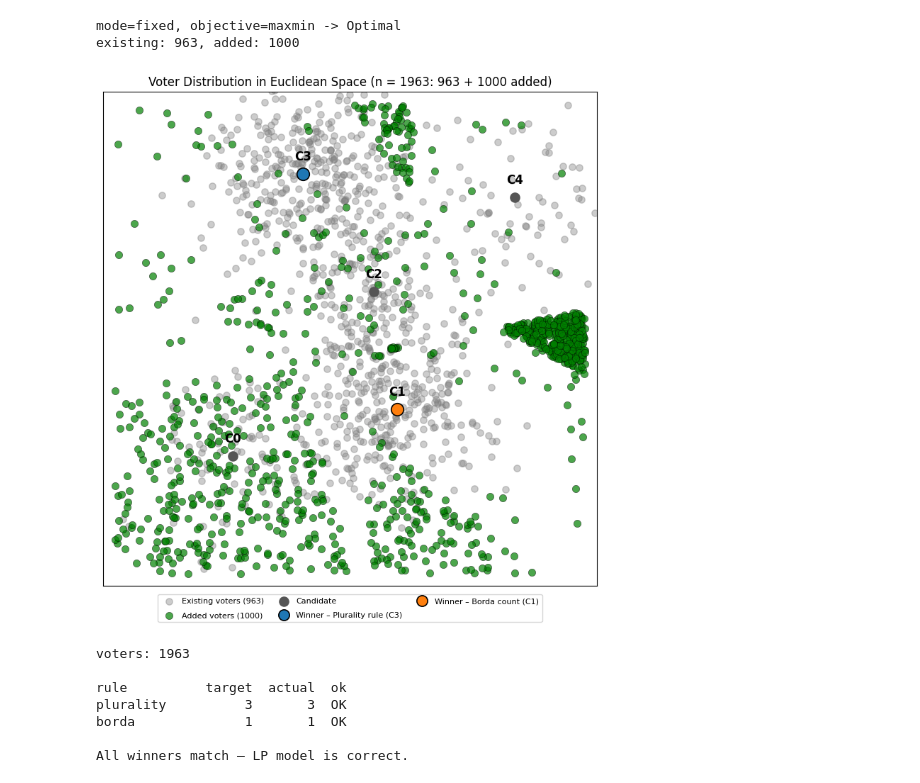
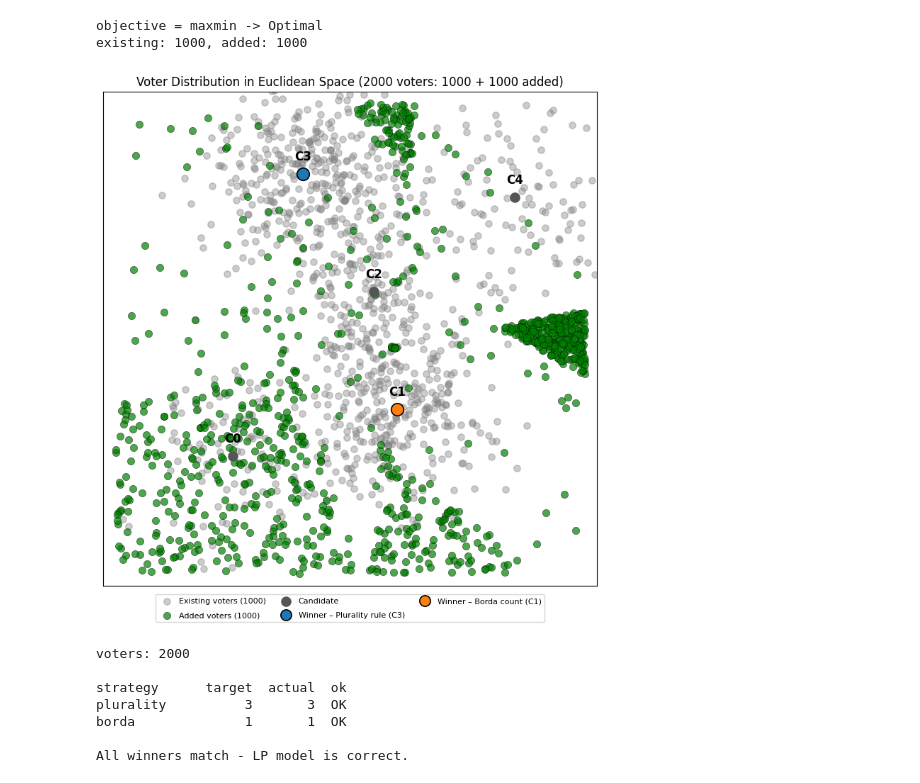
Before and after one commit to pawlowiczf/Euclidean-choices, a Jupyter notebook: code/main/lp-one.ipynb, the cells around one changed output. Cells and saved outputs as stored; diff of their text form; code cells hidden in the pictures.

```diff
--- a/code/main/lp-one.ipynb
+++ b/code/main/lp-one.ipynb
@@ -93,7 +107,8 @@ def sample_voters(
     return voters
 # %%
 positions = [(-5, -5), (2, -3), (1, 2), (-2, 7), (7, 6)]
-shares = [8.6, 30.7, 14.4, 35.4, 7.2]
+shares = [8.6, 30.7, 14.4, 35.4, 10.9]
+
 candidates = [
     Candidate(id=id, position=position) for id, position in enumerate(positions)
 ]
@@ -125,6 +142 @@ Tie:  False
-# %%
-winners = {
-    PluralityStrategy().key: 3,
-    BordaCountStrategy().key: 1,
-}
 # %%
@@ -159,2 +177,7 @@ def run_swap(objective="minmax", mode="fixed", n_add=N_VOTERS):
     return model
+# %%
+winners = {
+    PluralityStrategy.key: 3,
+    BordaCountStrategy.key: 1,
+}
 # %%
@@ -174,15 +204,22 @@ All winners match — LP model is correct.
 # %%
-# fixed mode, "maxmin" objective: lift the smallest bucket.
-_ = run_swap(objective="maxmin", mode="fixed")
+# "maxmin" objective: spread all max_added_voters evenly, maximizing the smallest candidate's vote share.
+model = PermutationSwapLpModel(
+    candidates=candidates,
+    voters=voters,
+    max_added_voters=N_VOTERS,
+    winners=winners,
+    objective="maxmin",
+)
+_ = run_swap(model, voters, strategies, winners)
 # %% [output]
-mode=fixed, objective=maxmin -> Optimal
-existing: 963, added: 1000
+objective = maxmin -> Optimal
+existing: 1000, added: 1000
-[figure, old version]
+[figure, new version]
-voters: 1963
+voters: 2000
 
-rule          target  actual  ok
+strategy      target  actual  ok
 plurality          3       3  OK
 borda              1       1  OK
 
-All winners match — LP model is correct.
+All winners match - LP model is correct.
 # %%
```
Also changed, not shown: parts of 18 cells of this notebook, 6 other files.
